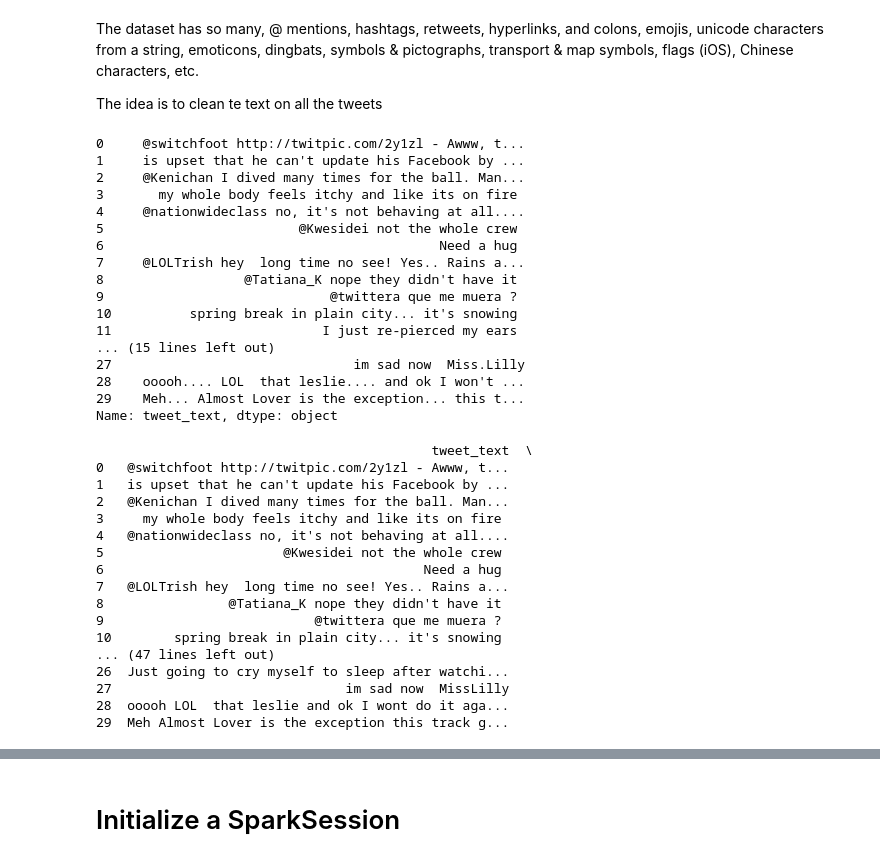
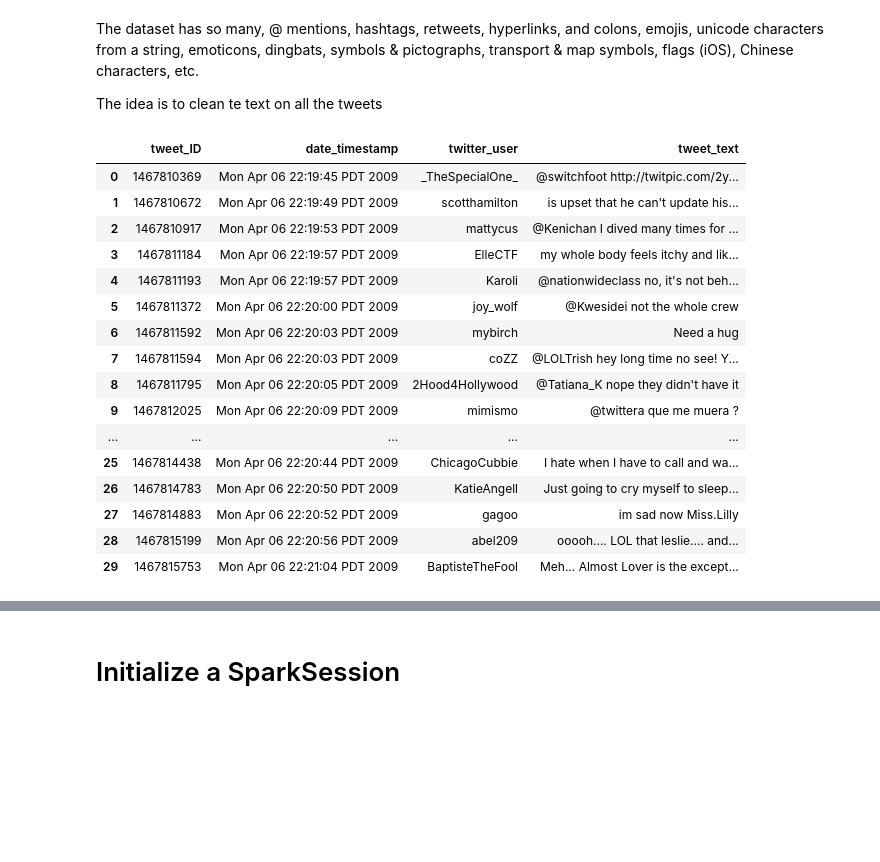
Before and after one commit to 2014222-student-cct-ie/2024--Semester-2--CA2, a Jupyter notebook: Part 1 - 2014222 - Semester 2 CA-02 -May 2024-.ipynb, the cells around one changed output, grey strips where cells are left out. Cells and saved outputs as stored; diff of their text form; code cells hidden in the pictures; blank space fills up the shorter version.

```diff
--- a/Part 1 - 2014222 - Semester 2 CA-02 -May 2024-.ipynb
+++ b/Part 1 - 2014222 - Semester 2 CA-02 -May 2024-.ipynb
@@ -270,3 +274,7 @@ date_timestamp    0
 twitter_user      0
 tweet_text        0
 dtype: int64
+# %%
+# Resetting the index
+
+tweets_dataset.reset_index(drop=True, inplace=True)
@@ -279,25 +303,27 @@ The idea is to clean te text on all the tweets
 # %%
 # Printing only the 'tweet_text' column
 
-print(tweets_dataset['tweet_text'].head(30))
+# print(tweets_dataset['tweet_text'].head(30))
+
+tweets_dataset.head(30)
 # %% [output]
-0     @switchfoot http://twitpic.com/2y1zl - Awww, t...
-1     is upset that he can't update his Facebook by ...
-2     @Kenichan I dived many times for the ball. Man...
-3       my whole body feels itchy and like its on fire
-4     @nationwideclass no, it's not behaving at all....
-5                         @Kwesidei not the whole crew
-6                                           Need a hug
-7     @LOLTrish hey  long time no see! Yes.. Rains a...
-8                  @Tatiana_K nope they didn't have it
-9                             @twittera que me muera ?
-10          spring break in plain city... it's snowing
-11                           I just re-pierced my ears
-... (15 lines left out)
-27                               im sad now  Miss.Lilly
-28    ooooh.... LOL  that leslie.... and ok I won't ...
-29    Meh... Almost Lover is the exception... this t...
-Name: tweet_text, dtype: object
+|  | tweet_ID | date_timestamp | twitter_user | tweet_text |
+| 0 | 1467810369 | Mon Apr 06 22:19:45 PDT 2009 | _TheSpecialOne_ | @switchfoot http://twitpic.com/2y... |
+| 1 | 1467810672 | Mon Apr 06 22:19:49 PDT 2009 | scotthamilton | is upset that he can't update his... |
+| 2 | 1467810917 | Mon Apr 06 22:19:53 PDT 2009 | mattycus | @Kenichan I dived many times for ... |
+| 3 | 1467811184 | Mon Apr 06 22:19:57 PDT 2009 | ElleCTF | my whole body feels itchy and lik... |
+| 4 | 1467811193 | Mon Apr 06 22:19:57 PDT 2009 | Karoli | @nationwideclass no, it's not beh... |
+| 5 | 1467811372 | Mon Apr 06 22:20:00 PDT 2009 | joy_wolf | @Kwesidei not the whole crew |
+| 6 | 1467811592 | Mon Apr 06 22:20:03 PDT 2009 | mybirch | Need a hug |
+| 7 | 1467811594 | Mon Apr 06 22:20:03 PDT 2009 | coZZ | @LOLTrish hey long time no see! Y... |
+| 8 | 1467811795 | Mon Apr 06 22:20:05 PDT 2009 | 2Hood4Hollywood | @Tatiana_K nope they didn't have it |
+| 9 | 1467812025 | Mon Apr 06 22:20:09 PDT 2009 | mimismo | @twittera que me muera ? |
+| ... | ... | ... | ... | ... |
+| 25 | 1467814438 | Mon Apr 06 22:20:44 PDT 2009 | ChicagoCubbie | I hate when I have to call and wa... |
+| 26 | 1467814783 | Mon Apr 06 22:20:50 PDT 2009 | KatieAngell | Just going to cry myself to sleep... |
+| 27 | 1467814883 | Mon Apr 06 22:20:52 PDT 2009 | gagoo | im sad now Miss.Lilly |
+| 28 | 1467815199 | Mon Apr 06 22:20:56 PDT 2009 | abel209 | ooooh.... LOL that leslie.... and... |
+| 29 | 1467815753 | Mon Apr 06 22:21:04 PDT 2009 | BaptisteTheFool | Meh... Almost Lover is the except... |
 # %%
 def remove_punctuation(text):
     return re.sub(r'[^\w\s]', '', text)
@@ -306,24 +357,2 @@ def remove_punctuation(text):
 
 tweets_dataset['cleaned_tweet_text'] = tweets_dataset['tweet_text'].apply(remove_punctuation)
-# %%
-# Print the first 20 rows of both the original and cleaned text columns
-
-print(tweets_dataset[['tweet_text', 'cleaned_tweet_text']].head(30))
-# %% [output]
-                                           tweet_text  \
-0   @switchfoot http://twitpic.com/2y1zl - Awww, t...
-1   is upset that he can't update his Facebook by ...
-2   @Kenichan I dived many times for the ball. Man...
-3     my whole body feels itchy and like its on fire
-4   @nationwideclass no, it's not behaving at all....
-5                       @Kwesidei not the whole crew
-6                                         Need a hug
-7   @LOLTrish hey  long time no see! Yes.. Rains a...
-8                @Tatiana_K nope they didn't have it
-9                           @twittera que me muera ?
-10        spring break in plain city... it's snowing
-... (47 lines left out)
-26  Just going to cry myself to sleep after watchi...
-27                              im sad now  MissLilly
-28  ooooh LOL  that leslie and ok I wont do it aga...
-29  Meh Almost Lover is the exception this track g...
```
Also changed, not shown: parts of 34 cells of this notebook.
